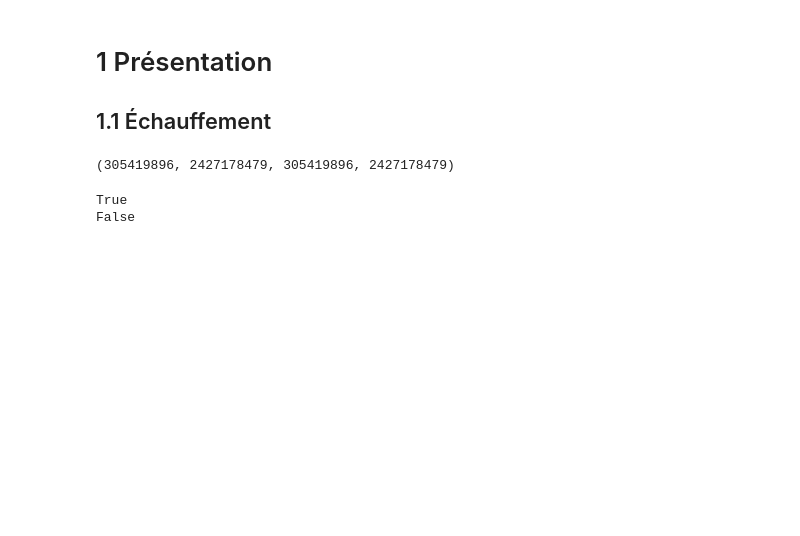
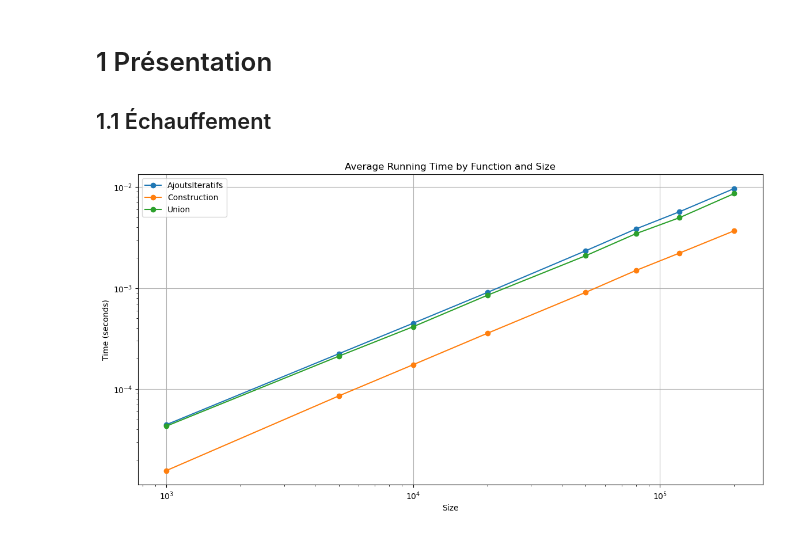
Before and after one commit to yangx219/ZHANG_YANG_ALGAV, a Jupyter notebook: ALGAV_projet.ipynb, the cells around one changed output. Drawn from its saved outputs; the diff is of its cells as text; code cells hidden in the pictures; blank space fills up the shorter version.

```diff
--- a/ALGAV_projet.ipynb
+++ b/ALGAV_projet.ipynb
@@ -3,26 +3,30 @@
 
 ## 1.1 Échauffement
 # %%
-# Question 1.1
-def cle_128_bits(entier_128_bits):
-    """
-    Cette fonction prend un entier de 128 bits et retourne une représentation
-    sous forme de quadruplet de 4 entiers non signés de 32 bits.
+import pandas as pd
+import matplotlib.pyplot as plt
 
-    :param entier_128_bits: Un entier de 128 bits
-    :return: Un quadruplet de 4 entiers de 32 bits
-    """
-    masque_32_bits = 0xFFFFFFFF
-    partie_1 = (entier_128_bits >> 96) & masque_32_bits
-    partie_2 = (entier_128_bits >> 64) & masque_32_bits
-    partie_3 = (entier_128_bits >> 32) & masque_32_bits
-    partie_4 = entier_128_bits & masque_32_bits
+# Assuming the data is loaded into a DataFrame named 'df'
+df = pd.read_csv('performance.csv')
 
-    return partie_1, partie_2, partie_3, partie_4
+# Group the data by 'Function' and 'Size' and calculate the mean time
+df_mean = df.groupby(['Function', 'Size']).mean().reset_index()
 
-# Exemple d'utilisation
-entier_128_bits_exemple = 0x1234567890ABCDEF1234567890ABCDEF  # Un exemple d'entier 128 bits en hexadécimal
-representation = cle_128_bits(entier_128_bits_exemple)
-print(representation)  # Affiche le quadruplet de 32 bits
+# Now let's plot the mean time for each function
+plt.figure(figsize=(14, 7))
+
+# Plotting each function separately
+for function in df_mean['Function'].unique():
+    subset = df_mean[df_mean['Function'] == function]
+    plt.plot(subset['Size'], subset['Time'], marker='o', label=function)
+
+plt.xlabel('Size')
+plt.ylabel('Time (seconds)')
+plt.title('Average Running Time by Function and Size')
+plt.legend()
+plt.grid(True)
+plt.xscale('log')
+plt.yscale('log')
+plt.show()
 # %% [output]
-(305419896, 2427178479, 305419896, 2427178479)
+[figure, added]
@@ -45,22 +32,0 @@ def inf(cle1, cle2):
-# %%
-# Question 1.3
-def eg(cle1, cle2):
-    """
-    Cette fonction vérifie si les clés 'cle1' et 'cle2' sont égales.
-
-    :param cle1: Premier quadruplet représentant la première clé 128 bits
-    :param cle2: Deuxième quadruplet représentant la deuxième clé 128 bits
-    :return: True si les deux clés sont égales, sinon False
-    """
-    return all(c1 == c2 for c1, c2 in zip(cle1, cle2))
-
-# Example usage
-cle1 = (0x12345678, 0x9ABCDEF0, 0x12345678, 0x9ABCDEF0)
-cle2 = (0x12345678, 0x9ABCDEF0, 0x12345678, 0x9ABCDEFF)
-
-print(inf(cle1, cle2))  # Should print False
-
-print(eg(cle1, cle2))   # Should print False
-# %% [output]
-True
-False
```
Also changed, not shown: parts of 1 cell of this notebook, 4 other files.
